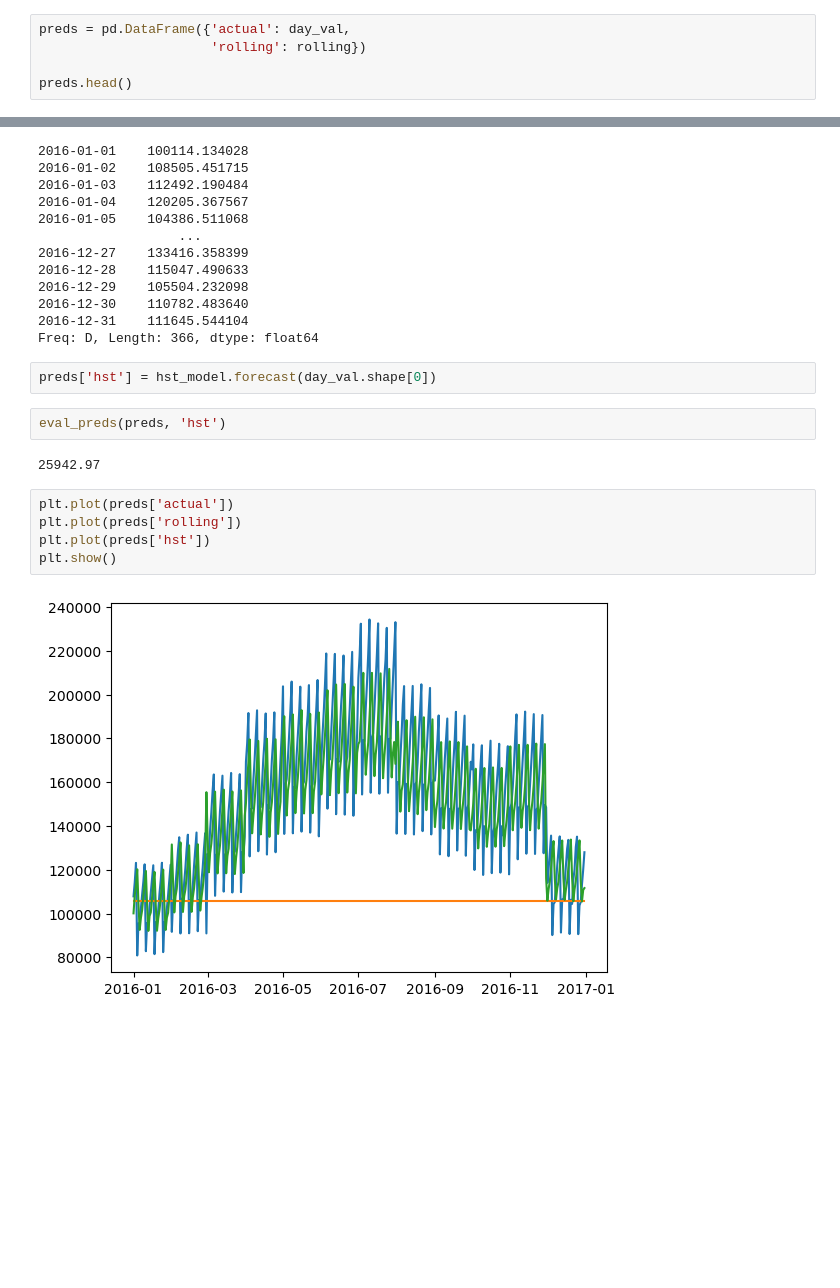
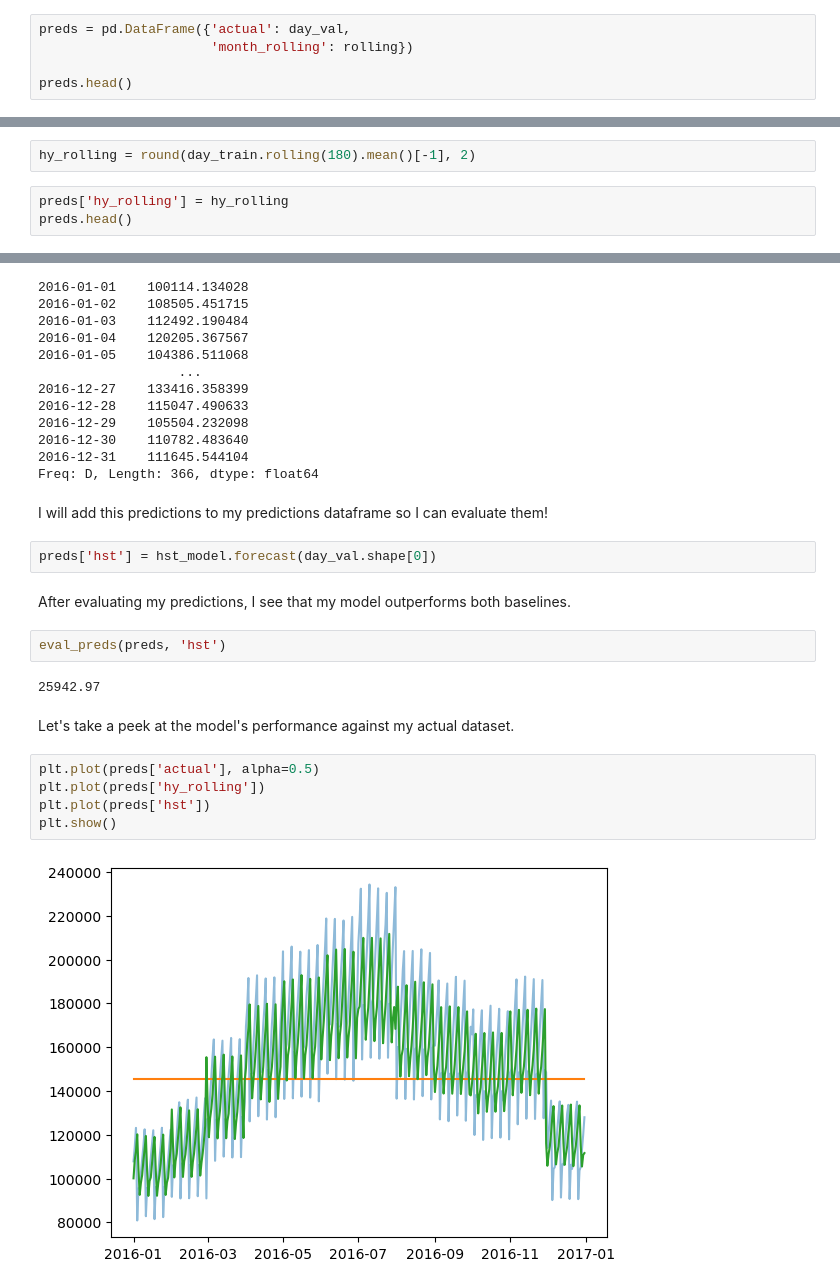
Before and after one commit to CodeupClassroom/somerville-time-series-exercises, a Jupyter notebook: modeling_lesson.ipynb, the cells around one changed output, grey strips where cells are left out. Saved outputs shown, nothing was run; the diff lists cells and outputs as text; blank space fills up the shorter version.

Commit message:
completed modeling lesson

```diff
--- a/modeling_lesson.ipynb
+++ b/modeling_lesson.ipynb
@@ -68,7 +76,7 @@ rolling
 105739.12
 # %%
 preds = pd.DataFrame({'actual': day_val,
-                      'rolling': rolling})
+                      'month_rolling': rolling})
 
 preds.head()
 # %% [output]
@@ -81,0 +92,5 @@ preds.head()
+# %%
+hy_rolling = round(day_train.rolling(180).mean()[-1], 2)
+# %%
+preds['hy_rolling'] = hy_rolling
+preds.head()
@@ -110,16 +152,22 @@ hst_model.forecast(day_val.shape[0])
 2016-12-30    110782.483640
 2016-12-31    111645.544104
 Freq: D, Length: 366, dtype: float64
+# %% [markdown]
+I will add this predictions to my predictions dataframe so I can evaluate them!
 # %%
 preds['hst'] = hst_model.forecast(day_val.shape[0])
-# %%
-eval_preds(preds, 'hst')
-# %% [output]
-25942.97
+# %% [markdown]
+After evaluating my predictions, I see that my model outperforms both baselines.
+# %%
+eval_preds(preds, 'hst')
+# %% [output]
+25942.97
+# %% [markdown]
+Let's take a peek at the model's performance against my actual dataset.
 # %%
-plt.plot(preds['actual'])
-plt.plot(preds['rolling'])
+plt.plot(preds['actual'], alpha=0.5)
+plt.plot(preds['hy_rolling'])
 plt.plot(preds['hst'])
 plt.show()
 # %% [output]
-[figure, old version]
+[figure, new version]
```
Also changed, not shown: parts of 15 cells of this notebook.
